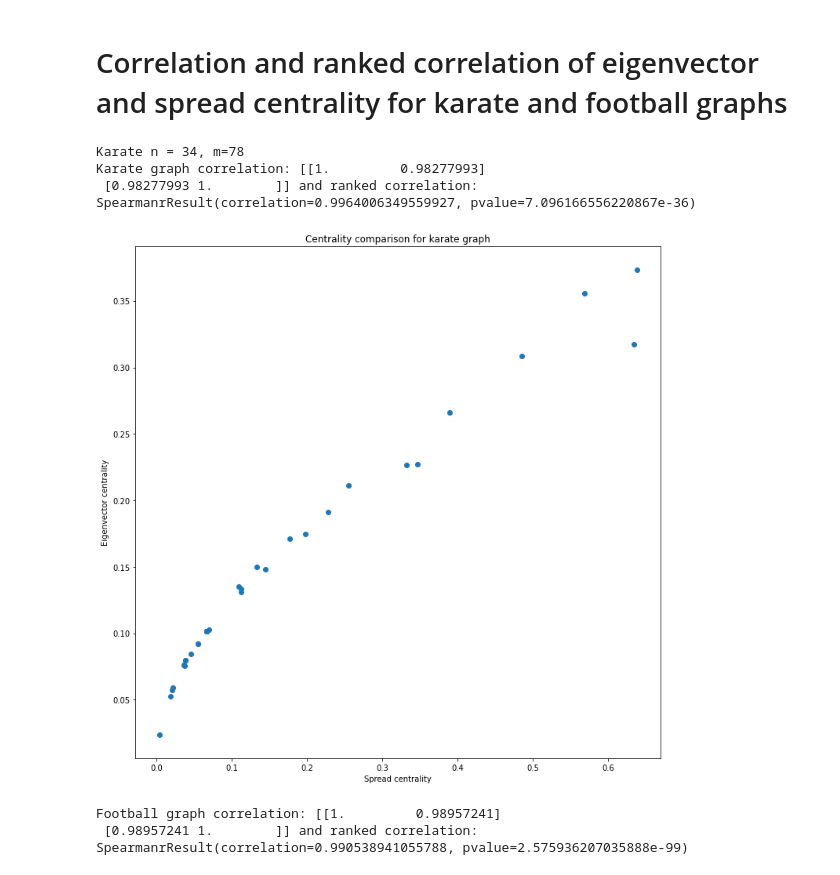
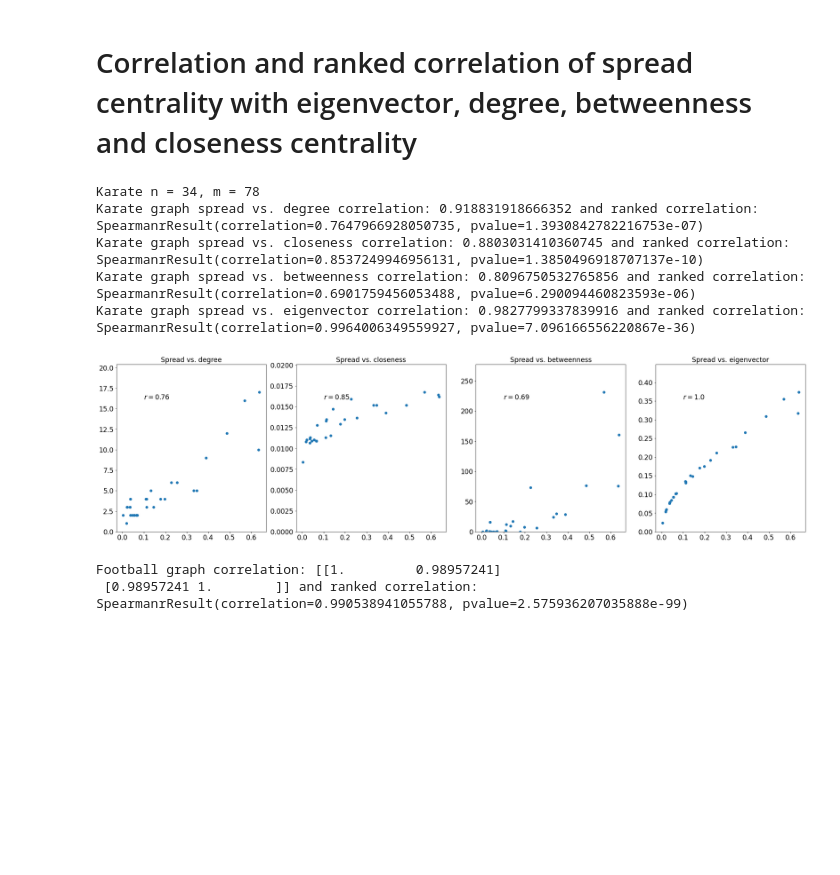
Before and after one commit to rkingan/disease-sim, a Jupyter notebook: notebooks/centrality-correlation.ipynb, the cells around one changed output. Cells and saved outputs as stored; diff of their text form; code cells hidden in the pictures; blank space fills up the shorter version.

```diff
--- a/notebooks/centrality-correlation.ipynb
+++ b/notebooks/centrality-correlation.ipynb
@@ -1,5 +1,5 @@
 # %% [markdown]
-# Correlation and ranked correlation of eigenvector and spread centrality for karate and football graphs
+# Correlation and ranked correlation of spread centrality with eigenvector, degree, betweenness and closeness centrality
 # %%
 import numpy as np
 from scipy.stats import spearmanr
@@ -8,26 +8,44 @@ from dissim.centrality import compute_spread_centrality_of_graph, compute_eigenv
 import matplotlib.pyplot as plt
 # %%
 kg = load_graph_here("karate")
-kss = compute_spread_centrality_of_graph(kg)
-kes = compute_eigenvector_centrality_of_graph(kg)
+ksc = compute_spread_centrality_of_graph(kg)
+kdc = compute_degree_centrality_of_graph(kg)
+kcc = compute_closeness_centrality_of_graph(kg)
+kbc = compute_betweenness_centrality_of_graph(kg)
+kec = compute_eigenvector_centrality_of_graph(kg)
 # %%
-kcor = np.corrcoef(kss, kes)
-krcor = spearmanr(kss, kes)
 print(f"Karate n = {len(kg.vs)}, m = {len(kg.es)}")
-print(f"Karate graph correlation: {kcor} and ranked correlation: {krcor}")
+
+def print_corr(name1, k1, name2, k2):
+    kcor = np.corrcoef(k1, k2)[0,1]
+    krcor = spearmanr(k1, k2)
+    print(f"Karate graph {name1} vs. {name2} correlation: {kcor} and ranked correlation: {krcor}")
+
+print_corr("spread", ksc, "degree", kdc)
+print_corr("spread", ksc, "closeness", kcc)
+print_corr("spread", ksc, "betweenness", kbc)
+print_corr("spread", ksc, "eigenvector", kec)
 # %% [output]
-Karate n = 34, m=78
-Karate graph correlation: [[1.         0.98277993]
- [0.98277993 1.        ]] and ranked correlation: SpearmanrResult(correlation=0.9964006349559927, pvalue=7.096166556220867e-36)
+Karate n = 34, m = 78
+Karate graph spread vs. degree correlation: 0.918831918666352 and ranked correlation: SpearmanrResult(correlation=0.7647966928050735, pvalue=1.3930842782216753e-07)
+Karate graph spread vs. closeness correlation: 0.8803031410360745 and ranked correlation: SpearmanrResult(correlation=0.8537249946956131, pvalue=1.3850496918707137e-10)
+Karate graph spread vs. betweenness correlation: 0.8096750532765856 and ranked correlation: SpearmanrResult(correlation=0.6901759456053488, pvalue=6.290094460823593e-06)
+Karate graph spread vs. eigenvector correlation: 0.9827799337839916 and ranked correlation: SpearmanrResult(correlation=0.9964006349559927, pvalue=7.096166556220867e-36)
 # %%
-fig, ax = plt.subplots(figsize=(12, 12))
-ax.scatter(kss, kes)
-ax.set_xlabel("Spread centrality")
-ax.set_ylabel("Eigenvector centrality")
-ax.set_title("Centrality comparison for karate graph")
+fig, ax = plt.subplots(1, 4, figsize=(32, 8))
+ys = [kdc, kcc, kbc, kec]
+names = ["degree", "closeness", "betweenness", "eigenvector"]
+rvalues = [np.around(spearmanr(ksc, y).correlation, decimals=2) for y in ys]
+for i in range(4):
+    ax[i].scatter(ksc, ys[i])
+    ax[i].text(0.1, 0.95*max(ys[i]), f"$r = {rvalues[i]}$", size="xx-large")
+    ax[i].set_title(f"Spread vs. {names[i]}", size="xx-large")
+    ax[i].set_ylim(0, 1.2 * max(ys[i]))
+    ax[i].tick_params(labelsize="xx-large")
+plt.savefig("../doc/correlations.jpg", dpi=300, bbox_inches="tight")
 plt.show()
 # %% [output]
-[figure, old version]
+[figure, new version]
 # %%
 fg = load_graph_here("football")
 fss = compute_spread_centrality_of_graph(fg)
```
Also changed, not shown: parts of 1 cell of this notebook, 6 other files.
